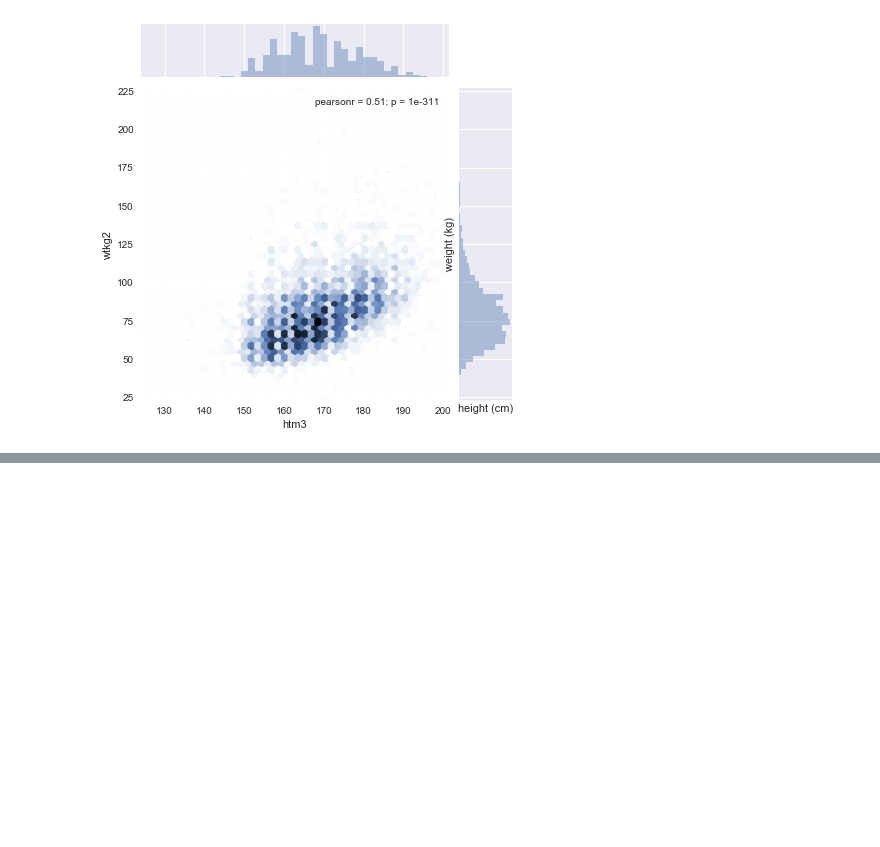
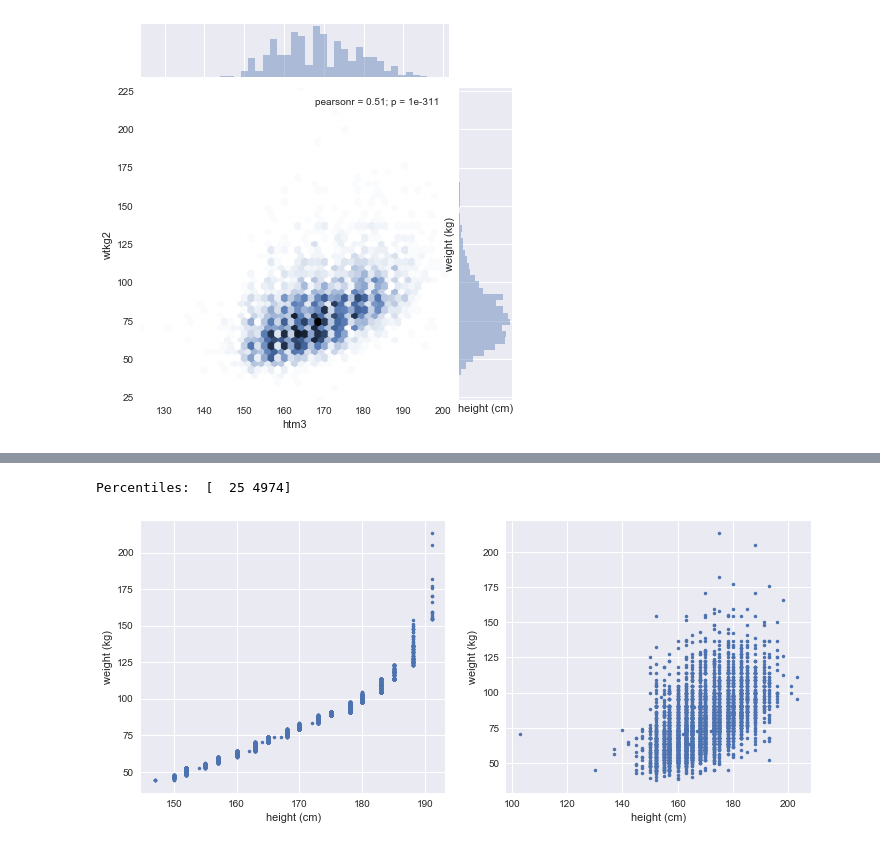
Before and after one commit to PablodelaCuesta/Statistics, a Jupyter notebook: 3. Relationship between variables and estimation/Relationships between variables.ipynb, the cells around one changed output, grey strips where cells are left out. Cells and saved outputs as stored; diff of their text form; code cells hidden in the pictures; blank space fills up the shorter version.

```diff
--- a/3. Relationship between variables and estimation/Relationships between variables.ipynb
+++ b/3. Relationship between variables and estimation/Relationships between variables.ipynb
@@ -102,0 +162,33 @@ Scatter plots provide a general impression of the relationship between variables
+# %%
+# assign indice to the data
+indices = np.arange(0, len(sample))
+
+# percentiles
+percentiles = np.percentile(a=indices, q=[0.5, 99.5], interpolation='nearest')
+
+#sorting data
+
+# selecting the data
+heights_no_outliers = sample['htm3'].sort_values()[percentiles[0]:percentiles[1]]
+weights_no_outliers = sample['wtkg2'].sort_values()[percentiles[0]:percentiles[1]]
+
+# info
+print("Percentiles: ",percentiles)
+
+# plot the result
+plt.figure(figsize=(12,5))
+plt.subplot(121)
+plt.plot(heights_no_outliers, weights_no_outliers, marker='.', linestyle='none')
+plt.xlabel("height (cm)")
+plt.ylabel("weight (kg)")
+
+plt.subplot(122)
+plt.plot(height, weight, marker='.', linestyle='none')
+plt.xlabel("height (cm)")
+plt.ylabel("weight (kg)")
+
+# show the plot
+plt.show()
+# %% [output]
+Percentiles:  [  25 4974]
+[figure, added]
```
Also changed, not shown: parts of 12 cells of this notebook, 4 other files.
